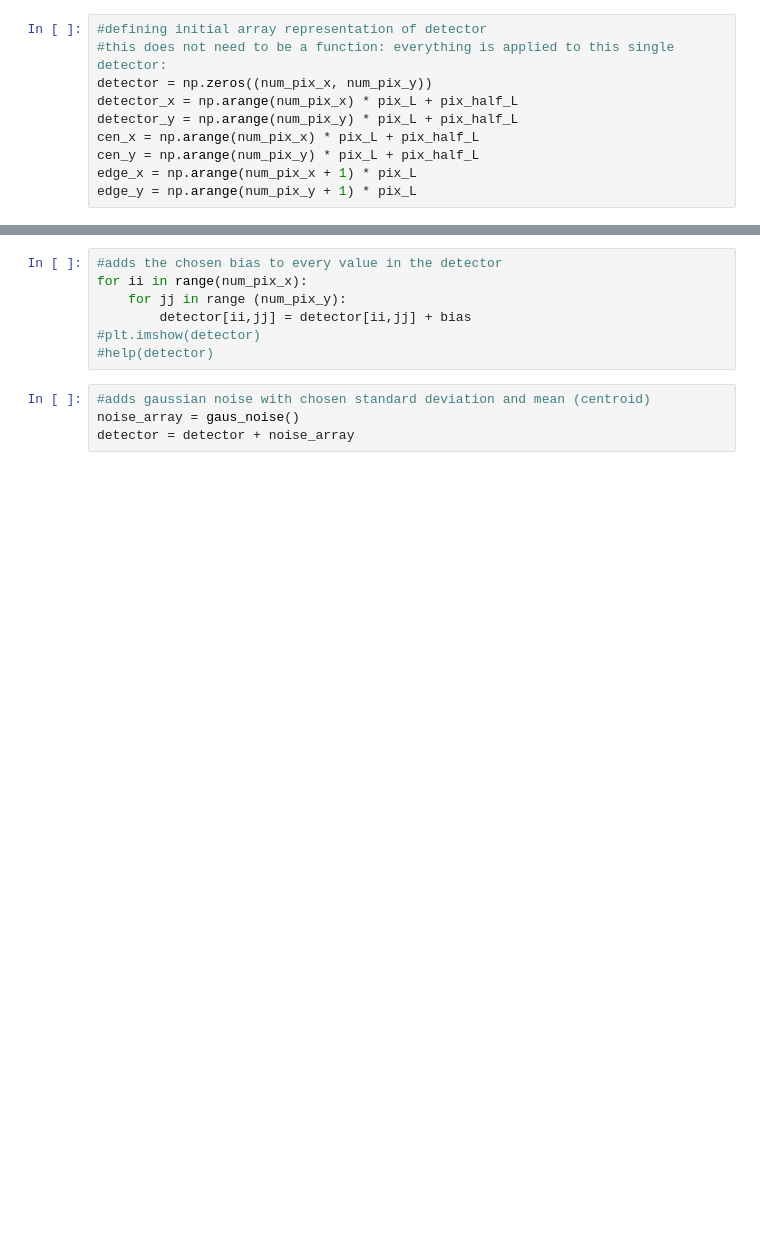
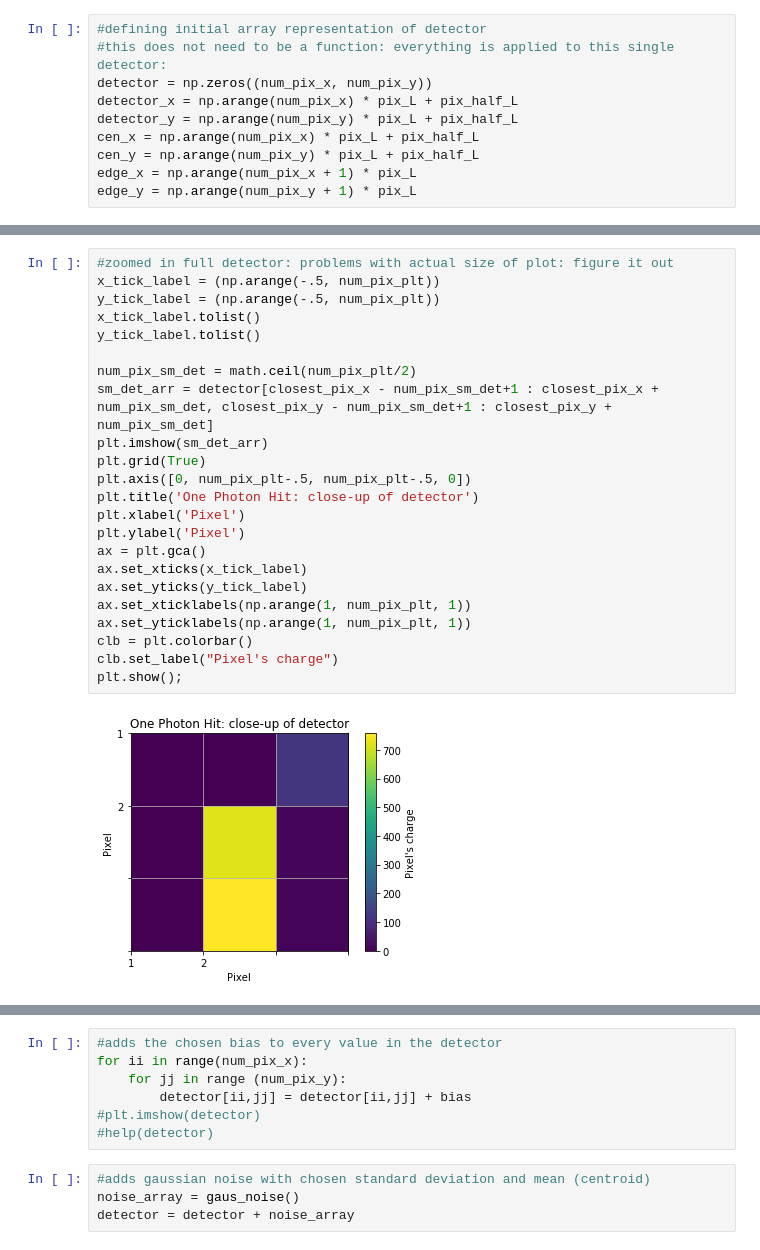
Before and after one commit to rfitzg/CFA-REU2020-FitzGerald, a Jupyter notebook: DetectorProject.ipynb, the cells around one changed output, grey strips where cells are left out. Saved outputs shown, nothing was run; the diff lists cells and outputs as text; blank space fills up the shorter version.

```diff
--- a/DetectorProject.ipynb
+++ b/DetectorProject.ipynb
@@ -211,3 +243,28 @@ print(np.sum(detector))
+# %%
+#zoomed in full detector: problems with actual size of plot: figure it out
+x_tick_label = (np.arange(-.5, num_pix_plt))
+y_tick_label = (np.arange(-.5, num_pix_plt))
+x_tick_label.tolist()
+y_tick_label.tolist()
+
+num_pix_sm_det = math.ceil(num_pix_plt/2)
+sm_det_arr = detector[closest_pix_x - num_pix_sm_det+1 : closest_pix_x + num_pix_sm_det, closest_pix_y - num_pix_sm_det+1 : closest_pix_y + num_pix_sm_det]
+plt.imshow(sm_det_arr)
+plt.grid(True)
+plt.axis([0, num_pix_plt-.5, num_pix_plt-.5, 0])
+plt.title('One Photon Hit: close-up of detector')
+plt.xlabel('Pixel')
+plt.ylabel('Pixel')
+ax = plt.gca()
+ax.set_xticks(x_tick_label)
+ax.set_yticks(y_tick_label)
+ax.set_xticklabels(np.arange(1, num_pix_plt, 1))
+ax.set_yticklabels(np.arange(1, num_pix_plt, 1))
+clb = plt.colorbar()
+clb.set_label("Pixel's charge")
+plt.show();
+# %% [output]
+[figure, added]
 # %%
 check_tot_e = np.sum(detector) #+ bias * num_pix_x **2
 if (check_tot_e == e_per_photon*num_photon):
```
Also changed, not shown: parts of 21 cells of this notebook.
